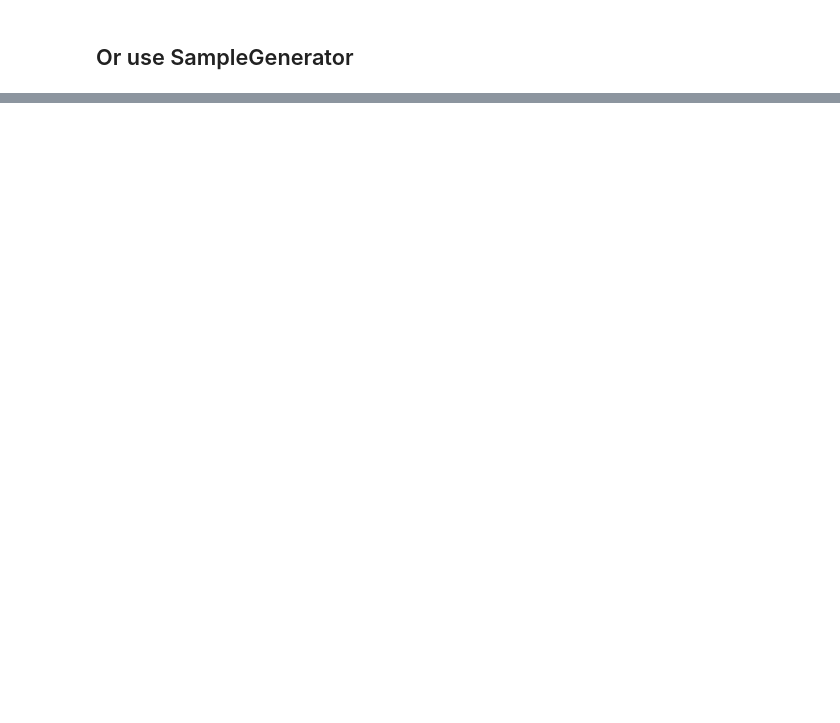
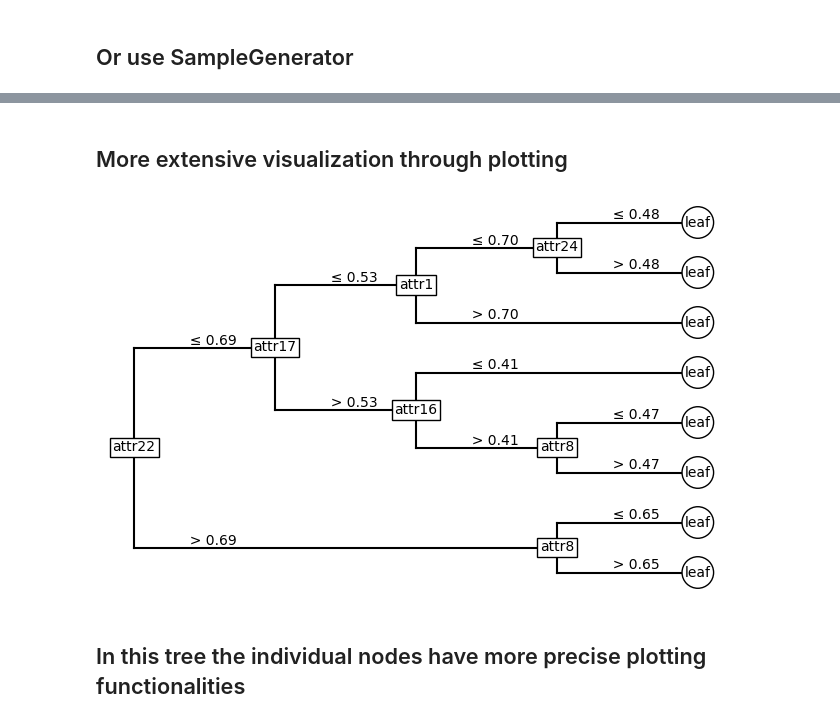
Before and after one commit to jonassoenen/predclus_scengen, a Jupyter notebook: notebooks/example.ipynb, the cells around one changed output, grey strips where cells are left out. Cells and saved outputs as stored; diff of their text form; code cells hidden in the pictures; blank space fills up the shorter version.

Commit message:
add visualization  in example notebook + first split visualization

```diff
--- a/notebooks/example.ipynb
+++ b/notebooks/example.ipynb
@@ -116,0 +125,9 @@ array([[[0.50949858, 0.03405682, 0.82178775, ..., 0.82794544,
+# %%
+# fit a model
+model =  PredClusGenerator(DecisionTreeRegressor(max_depth = 4, min_samples_leaf = 100))
+attributes, timeseries, _ = random_dataset(1000)
+model.fit(attributes, timeseries)
+# %%
+# for interpretability feature names are required
+attribute_df = pd.DataFrame(attributes, columns = [f"attr{i}" for i in range(attributes.shape[1])])
+attribute_df
@@ -116,0 +148,3 @@ array([[[0.50949858, 0.03405682, 0.82178775, ..., 0.82794544,
+# %%
+vistree = model.to_visualization_tree(attribute_df)
+vistree
@@ -116,0 +157,2 @@ array([[[0.50949858, 0.03405682, 0.82178775, ..., 0.82794544,
+# %%
+vistree = vistree.compress_tree()
@@ -116,0 +178,8 @@ array([[[0.50949858, 0.03405682, 0.82178775, ..., 0.82794544,
+# %% [markdown]
+## More extensive visualization through plotting
+# %%
+vistree.plot_tree(figsize = (8,5)) # You might have to tinker with the aspect ratio and size to get a readeable figure
+# %% [output]
+[figure, added]
+# %% [markdown]
+## In this tree the individual nodes have more precise plotting functionalities
```
Also changed, not shown: parts of 14 cells of this notebook, 2 other files.
